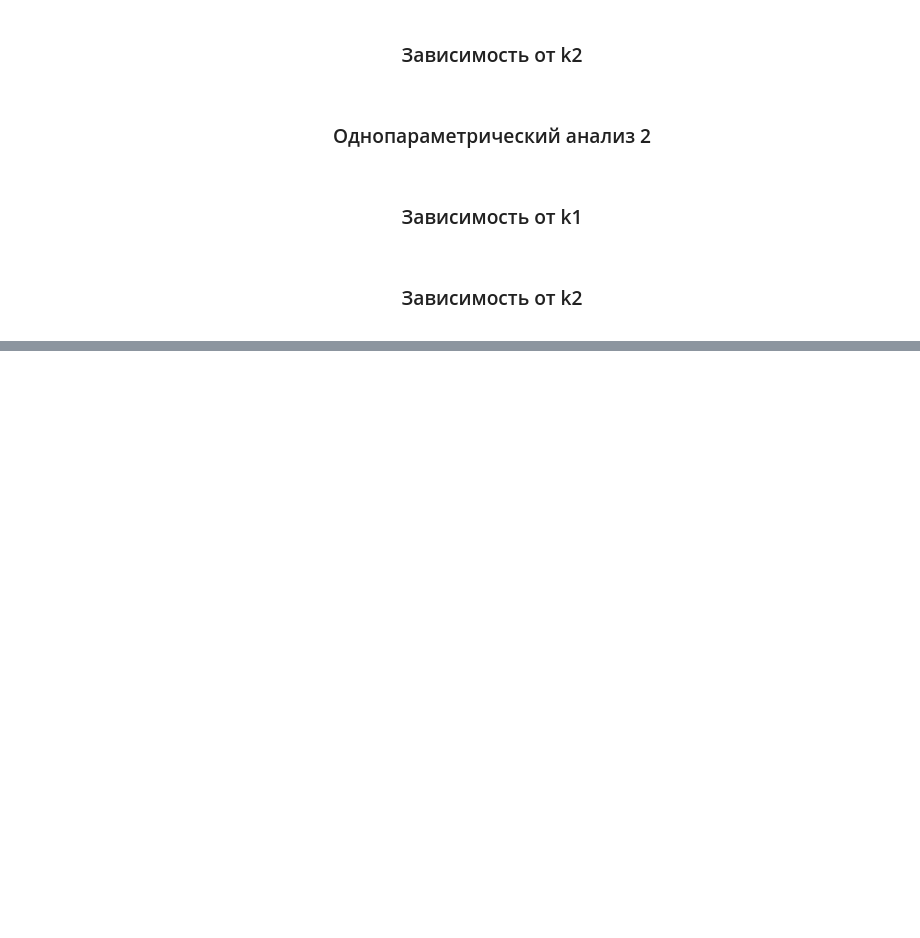
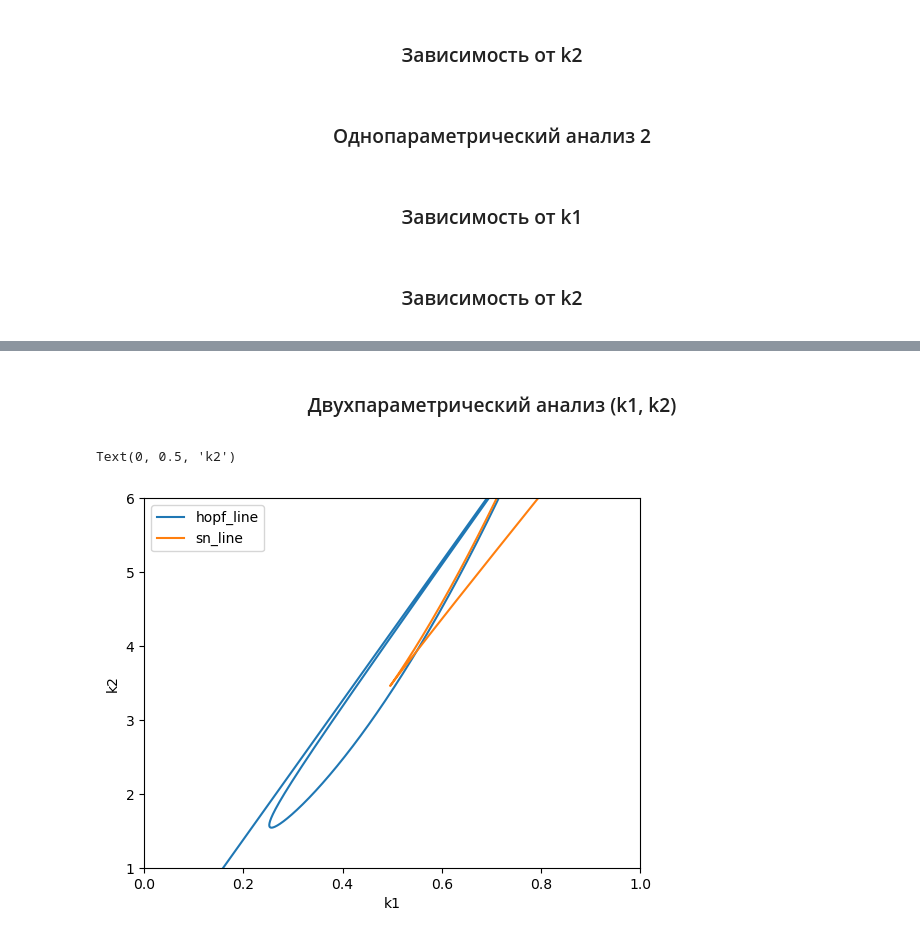
Before and after one commit to cardinaler/KTMM, a Jupyter notebook: task2/prog.ipynb, the cells around one changed output, grey strips where cells are left out. Drawn from its saved outputs; the diff is of its cells as text; code cells hidden in the pictures; blank space fills up the shorter version.

```diff
--- a/task2/prog.ipynb
+++ b/task2/prog.ipynb
@@ -261,0 +302,35 @@ for val in km3_list:
+# %% [markdown]
+<div align="center">
+  <h3>Двухпараметрический анализ (k1, k2)</h3>
+</div>
+# %%
+eq_trace = sympy.Eq(trace_jacA, 0) # уравнение след = 0
+eq_det = sympy.Eq(det_jacA, 0) # уравнение определитель = 0
+# %%
+#добавим в иходную систему необходимые соотношения для поиска линий нейтральности и гладкости
+k1_x, k2_x, y_x = sympy.solve([eq1, eq2, eq_trace], k1, k2, y)[0] # линий нейтральности
+k1_x_det, k2_x_det, y_x_det = sympy.solve([eq1, eq2, eq_det], k1, k2, y)[0] # линия кратности
+# %%
+# вставка параметров в найденые соотношения
+t_k1_x = k1_x.subs({km3: 0.003, km1: 0.03, k3: 0.0032})
+t_k2_x = k2_x.subs({km3: 0.003, km1: 0.03, k3: 0.0032})
+t_k1_x_det = k1_x_det.subs({km3: 0.003, km1: 0.03, k3: 0.0032})
+t_k2_x_det = k2_x_det.subs({km3: 0.003, km1: 0.03, k3: 0.0032})
+# %%
+# составление лямбда функций с аргументом x
+ft_k1_x = sympy.lambdify(x, t_k1_x, 'numpy')
+ft_k2_x = sympy.lambdify(x, t_k2_x, 'numpy')
+
+ft_k1_x_det = sympy.lambdify(x, t_k1_x_det, 'numpy')
+ft_k2_x_det = sympy.lambdify(x, t_k2_x_det, 'numpy')
+# %%
+plt.plot(ft_k1_x(x_list), ft_k2_x(x_list), label = 'hopf_line')
+plt.plot(ft_k1_x_det(x_list), ft_k2_x_det(x_list), label = 'sn_line')
+plt.xlim(0, 1)
+plt.ylim(1, 6)
+plt.legend()
+plt.xlabel('k1')
+plt.ylabel('k2')
+# %% [output]
+Text(0, 0.5, 'k2')
+[figure, added]
```
Also changed, not shown: parts of 17 cells of this notebook.
